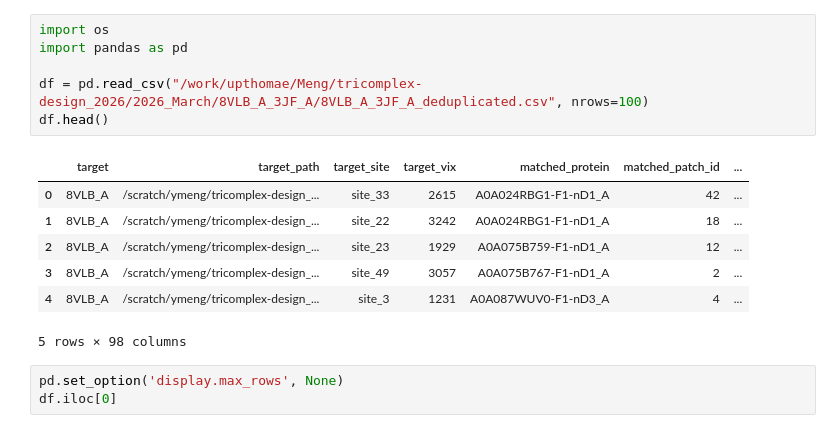
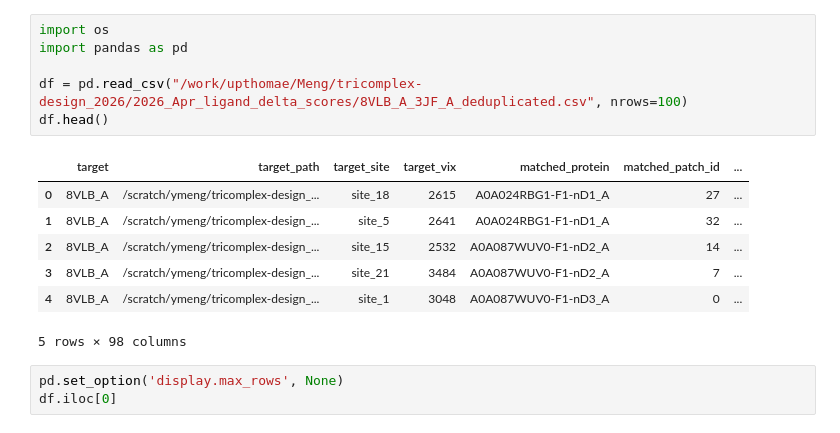
Before and after one commit to meng-yx/masif-neosurf-af2, a Jupyter notebook: notebooks/scratch.ipynb, the cells around one changed output. Drawn from its saved outputs; the diff is of its cells as text.

```diff
--- a/notebooks/scratch.ipynb
+++ b/notebooks/scratch.ipynb
@@ -1,16 +1,16 @@
 # %%
 import os
 import pandas as pd
 
-df = pd.read_csv("/work/upthomae/Meng/tricomplex-design_2026/2026_March/8VLB_A_3JF_A/8VLB_A_3JF_A_deduplicated.csv", nrows=100)
+df = pd.read_csv("/work/upthomae/Meng/tricomplex-design_2026/2026_Apr_ligand_delta_scores/8VLB_A_3JF_A_deduplicated.csv", nrows=100)
 df.head()
 # %% [output]
 |  | target | target_path | target_site | target_vix | matched_protein | matched_patch_id | ... |
-| 0 | 8VLB_A | /scratch/ymeng/tricomplex-design_... | site_33 | 2615 | A0A024RBG1-F1-nD1_A | 42 | ... |
-| 1 | 8VLB_A | /scratch/ymeng/tricomplex-design_... | site_22 | 3242 | A0A024RBG1-F1-nD1_A | 18 | ... |
-| 2 | 8VLB_A | /scratch/ymeng/tricomplex-design_... | site_23 | 1929 | A0A075B759-F1-nD1_A | 12 | ... |
-| 3 | 8VLB_A | /scratch/ymeng/tricomplex-design_... | site_49 | 3057 | A0A075B767-F1-nD1_A | 2 | ... |
-| 4 | 8VLB_A | /scratch/ymeng/tricomplex-design_... | site_3 | 1231 | A0A087WUV0-F1-nD3_A | 4 | ... |
+| 0 | 8VLB_A | /scratch/ymeng/tricomplex-design_... | site_18 | 2615 | A0A024RBG1-F1-nD1_A | 27 | ... |
+| 1 | 8VLB_A | /scratch/ymeng/tricomplex-design_... | site_5 | 2641 | A0A024RBG1-F1-nD1_A | 32 | ... |
+| 2 | 8VLB_A | /scratch/ymeng/tricomplex-design_... | site_15 | 2532 | A0A087WUV0-F1-nD2_A | 14 | ... |
+| 3 | 8VLB_A | /scratch/ymeng/tricomplex-design_... | site_21 | 3484 | A0A087WUV0-F1-nD2_A | 7 | ... |
+| 4 | 8VLB_A | /scratch/ymeng/tricomplex-design_... | site_1 | 3048 | A0A087WUV0-F1-nD3_A | 0 | ... |
 5 rows × 98 columns
 # %%
 pd.set_option('display.max_rows', None)
```
Also changed, not shown: 1 other file.
